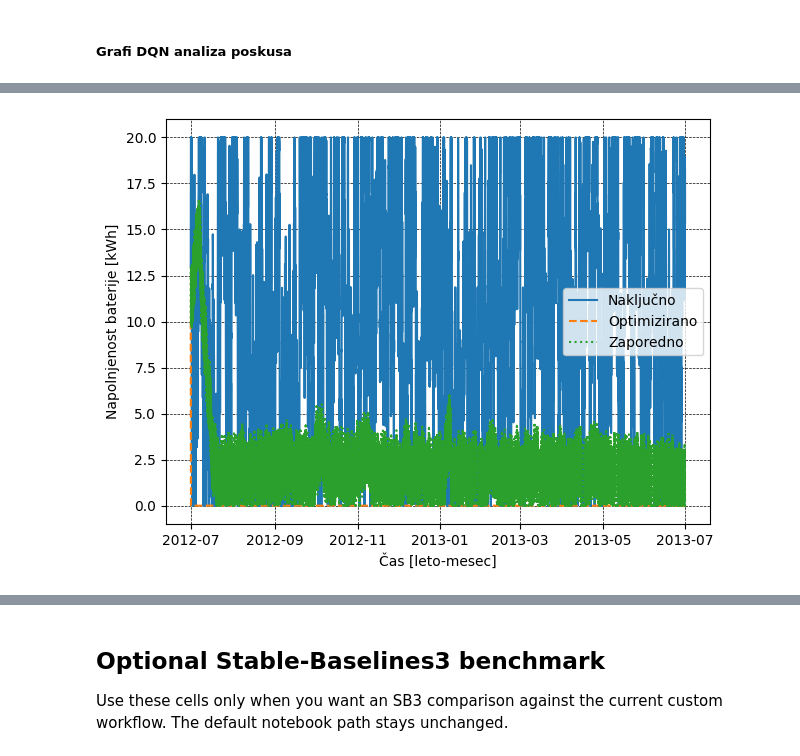
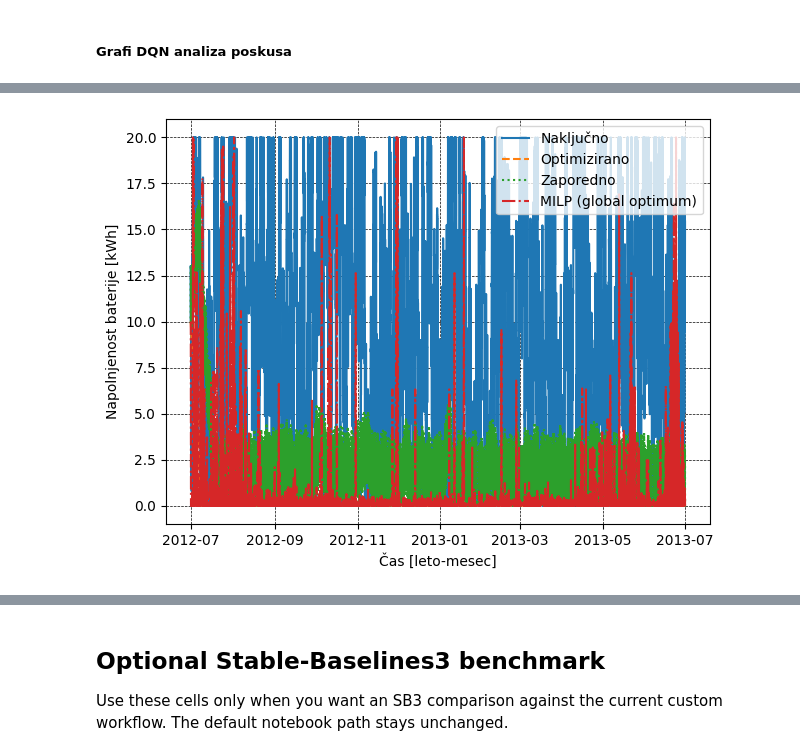
Before and after one commit to laandra/Household-RL, a Jupyter notebook: smart_home_nanogrid_DQN.ipynb, the cells around one changed output, grey strips where cells are left out. Drawn from its saved outputs; the diff is of its cells as text; code cells hidden in the pictures.

```diff
--- a/smart_home_nanogrid_DQN.ipynb
+++ b/smart_home_nanogrid_DQN.ipynb
@@ -1065,7 +1099,7 @@ else:
     base_dir = Path(".")
 
 # Path combining handles the slashes automatically (e.g., '\' for Windows, '/' for Mac/Colab)
-best_param_loc = base_dir / "Optimized hyperparameters" / "N001Fc66Bu95Bk20OgromenNN-GYM.json"
+best_param_loc = base_dir / "Optimized hyperparameters" / "N001Fc100Bu95Bk20velikNN-ausgrid123-GYM.json"
 
 # Save best Optuna parameters to file
 with open(best_param_loc, "w") as f:
@@ -1164,17 +1201,3 @@ Cena po optimizaciji 38.608434792221
 faktorN1: 0
 faktorN2: 0
 faktorN3: 1
-# %%
-# Quick validation after reward-scaling fix
-quick_agent, quick_env = Learning_DQN(reset=True, ponovitev=15)
-quick_eval_env = Environment_DQN(test_data, test_data_norm)
-quick_nagrada, quick_placilo, quick_baterija, _, _, _ = Learning_DQN(
-    ucenje=False, agent=quick_agent, env=quick_eval_env
- )
-print(f"Quick DQN price: {quick_placilo[-1]:.2f} EUR")
-if 'agent_brez_baterije' in globals():
-    print(f"No-battery price: {agent_brez_baterije.Price[-1]:.2f} EUR")
-    print(f"DQN improvement vs no battery: {agent_brez_baterije.Price[-1] - quick_placilo[-1]:.2f} EUR")
-if 'agent_test' in globals():
-    print(f"SARSA price: {agent_test.Price[-1]:.2f} EUR")
-    print(f"DQN gap vs SARSA: {quick_placilo[-1] - agent_test.Price[-1]:.2f} EUR")
@@ -1923,12 +1910,12 @@ Placilo brez baterije 38.85650264879994
 # %%
 ### CELL 62: Primerjava stanja baterije
-Y = [nakljucni_agent.NapolnjenostBaterije, baterijaDQN, alternating_agent.NapolnjenostBaterije]
+Y = [nakljucni_agent.NapolnjenostBaterije, baterijaDQN, alternating_agent.NapolnjenostBaterije, df_milp["SOC_kWh"].to_numpy()]
 X = alternating_agent.Date
 X_label = 'Čas [leto-mesec]'
 Y_label = 'Napolnjenost baterije [kWh]'
-Legenda = ['Naključno','Optimizirano','Zaporedno']
+Legenda = ['Naključno','Optimizirano','Zaporedno', 'MILP (global optimum)']
 Naslov = 'Napolnjenost baterije sistem Q spodbujevalnega učenja DQN'
 plotMultiY(X, Y, X_label, [Y_label],Legenda ,Naslov, save_pdf = save_pdf, save = save_png)
 # plotMultiY(X, Y, X_label, [Y_label],Legenda ,Naslov, save_pdf = True)
 # %% [output]
-[figure, old version]
+[figure, new version]
```
Also changed, not shown: parts of 31 cells of this notebook, 44 other files.
